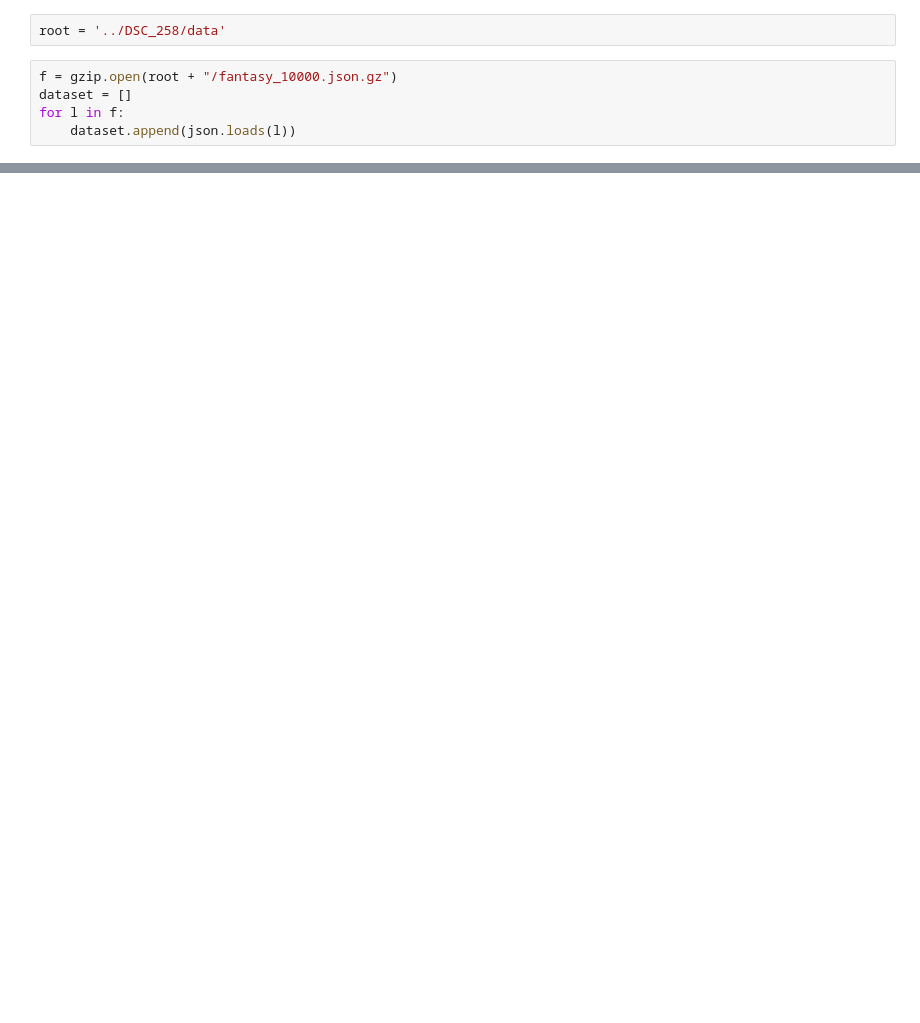
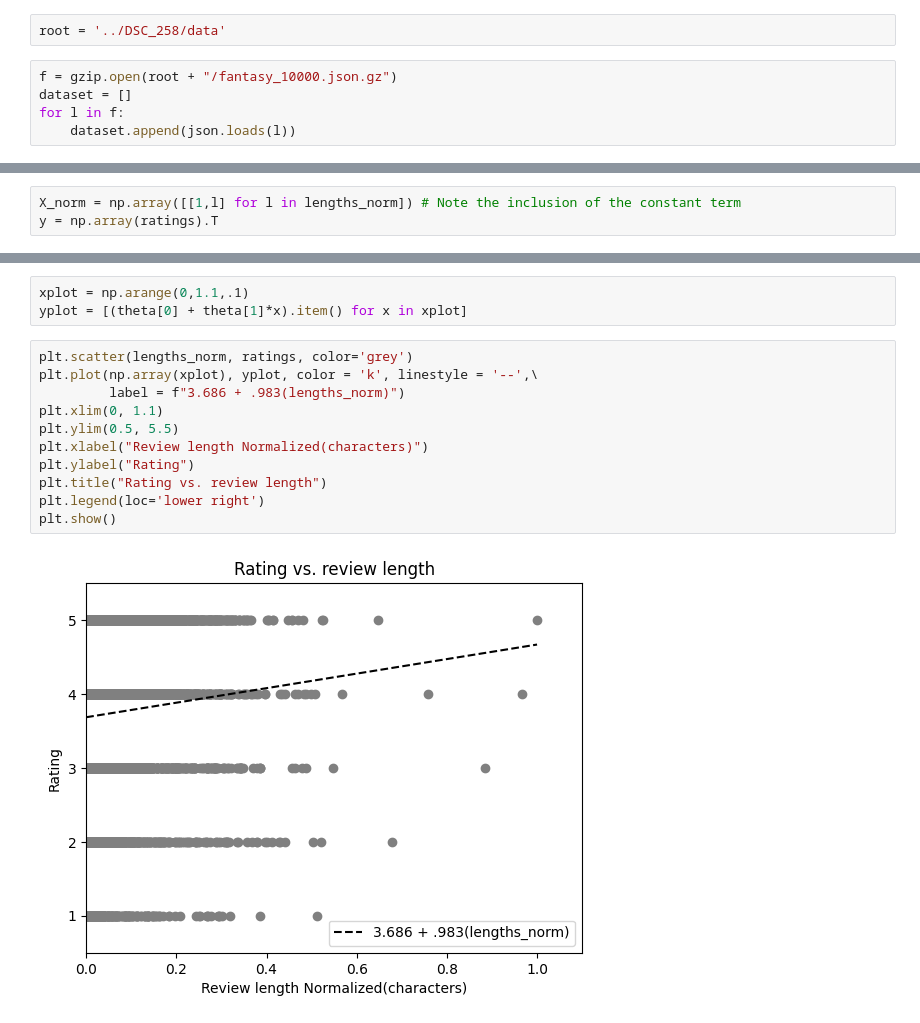
Before and after one commit to MattZid/DSC_258, a Jupyter notebook: HW1_MZ.ipynb, the cells around one changed output, grey strips where cells are left out. Saved outputs shown, nothing was run; the diff lists cells and outputs as text; blank space fills up the shorter version.

```diff
--- a/HW1_MZ.ipynb
+++ b/HW1_MZ.ipynb
@@ -32,0 +49,3 @@ dataset[0]
+# %%
+X_norm = np.array([[1,l] for l in lengths_norm]) # Note the inclusion of the constant term
+y = np.array(ratings).T
@@ -32,0 +62,16 @@ dataset[0]
+# %%
+xplot = np.arange(0,1.1,.1)
+yplot = [(theta[0] + theta[1]*x).item() for x in xplot]
+# %%
+plt.scatter(lengths_norm, ratings, color='grey')
+plt.plot(np.array(xplot), yplot, color = 'k', linestyle = '--',\
+         label = f"3.686 + .983(lengths_norm)")
+plt.xlim(0, 1.1)
+plt.ylim(0.5, 5.5)
+plt.xlabel("Review length Normalized(characters)")
+plt.ylabel("Rating")
+plt.title("Rating vs. review length")
+plt.legend(loc='lower right')
+plt.show()
+# %% [output]
+[figure, added]
```
Also changed, not shown: parts of 20 cells of this notebook.
